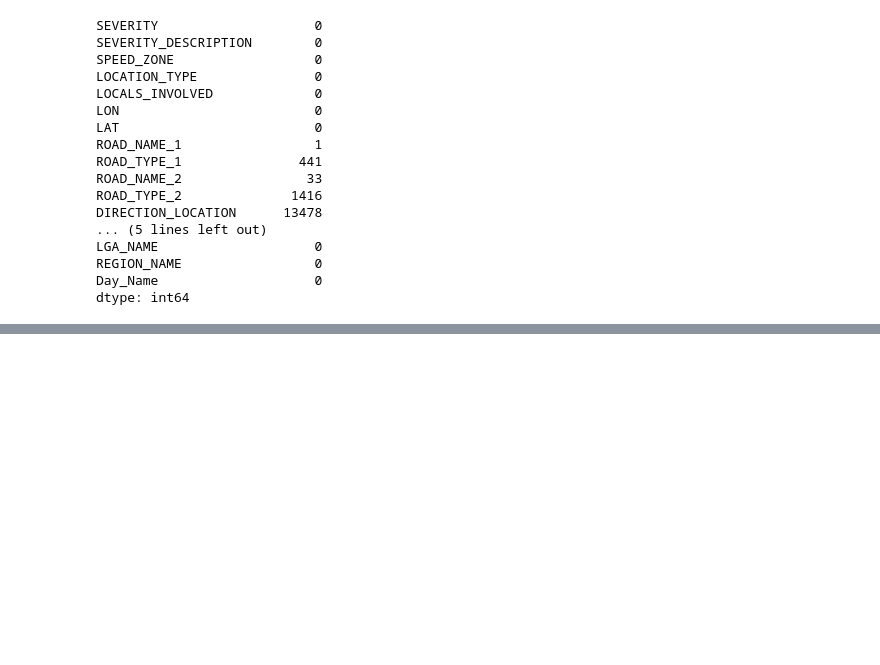
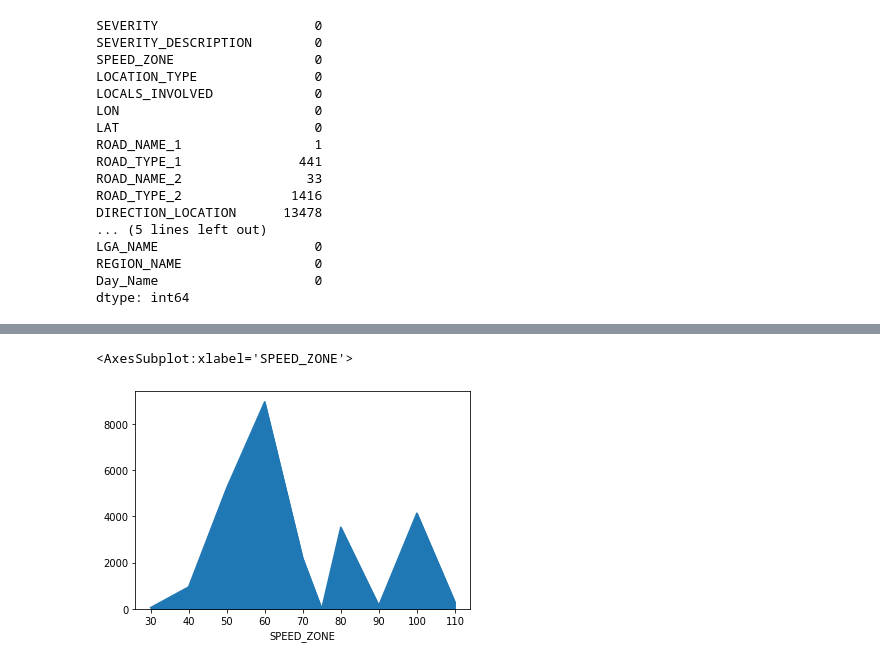
Before and after one commit to parthatulparekh/VIC_Road_Accident, a Jupyter notebook: Road_Accident.ipynb, the cells around one changed output, grey strips where cells are left out. Cells and saved outputs as stored; diff of their text form; code cells hidden in the pictures; blank space fills up the shorter version.

```diff
--- a/Road_Accident.ipynb
+++ b/Road_Accident.ipynb
@@ -122,0 +136,6 @@ plt.show()
+# %%
+df2 = df.groupby('SPEED_ZONE')['SPEED_ZONE'].count()
+df2.plot.area()
+# %% [output]
+<AxesSubplot:xlabel='SPEED_ZONE'>
+[figure, added]
```
Also changed, not shown: parts of 6 cells of this notebook.
